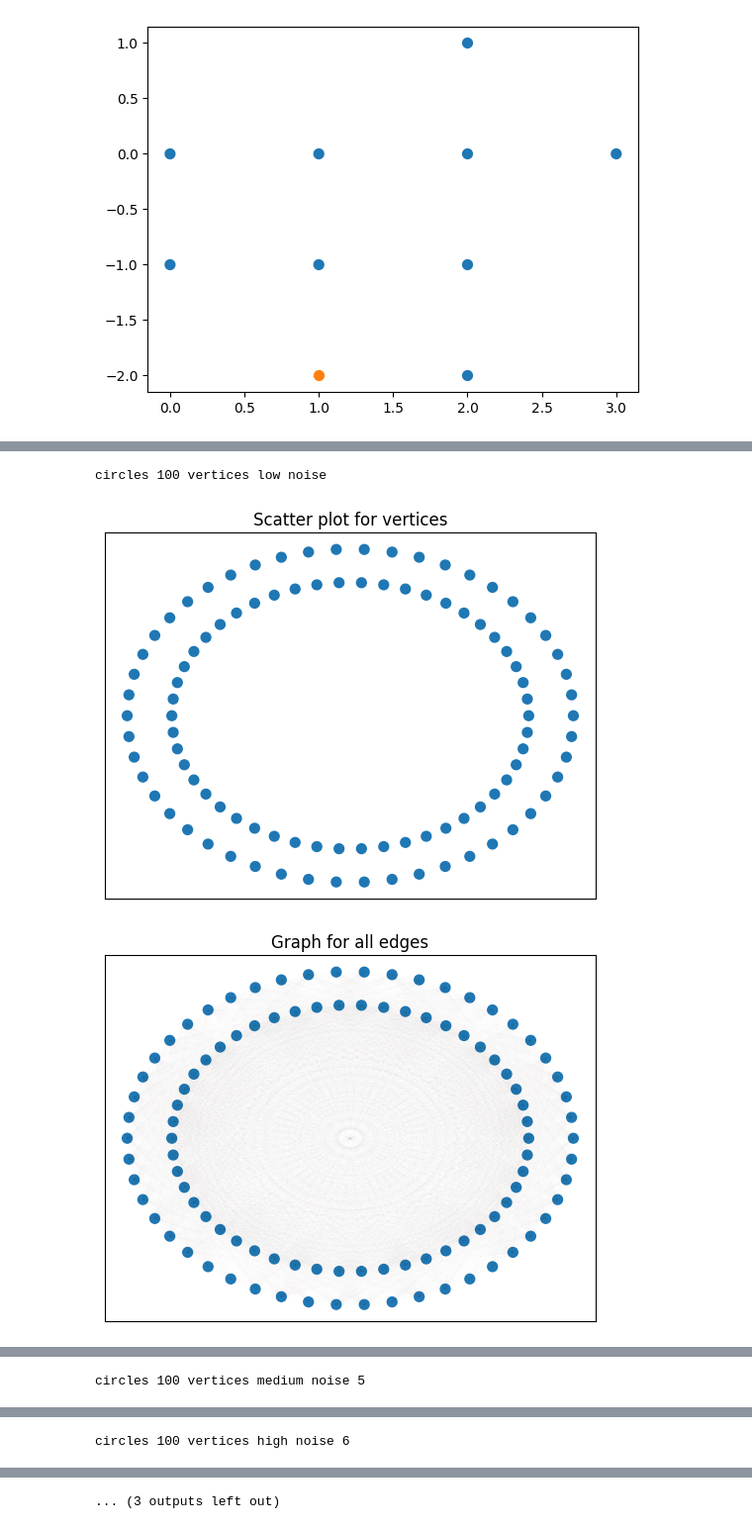
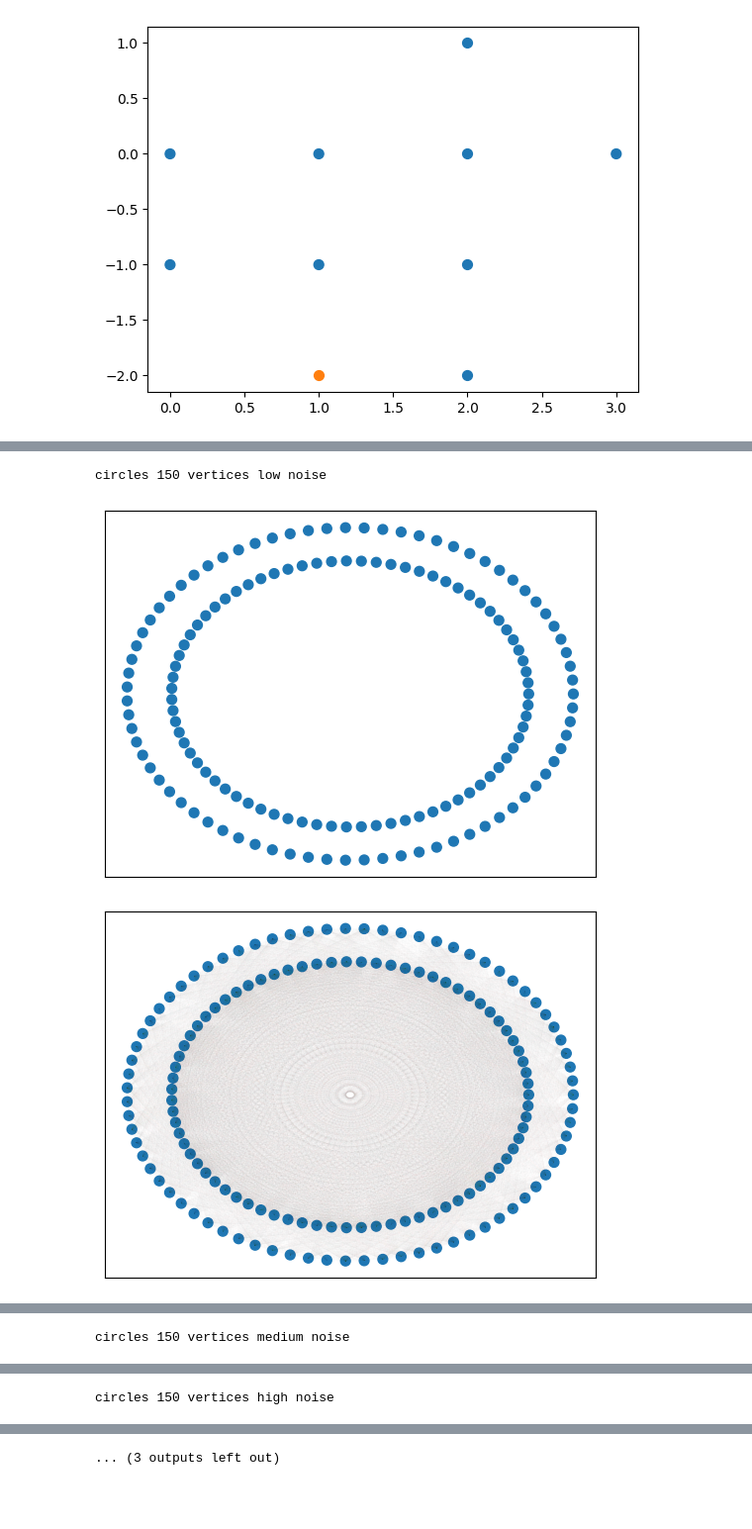
Before and after one commit to smitssjors/mpa, a Jupyter notebook: visualization.ipynb, the cells around one changed output, grey strips where cells are left out. Shown at 99% size. Saved outputs shown, nothing was run; the diff lists cells and outputs as text; code cells hidden in the pictures; blank space fills up the shorter version.

```diff
--- a/visualization.ipynb
+++ b/visualization.ipynb
@@ -1,6 +1,7 @@
 # %%
 import matplotlib.pyplot as plt
 import csv
+import os
 
 def kClusters(k: int, edges):
     clusteredEdges={
@@ -38,7 +39,7 @@ def loadData(file: str):
         for row in vreader:
             vertexData["a"].append(float(row[0]))
             vertexData["b"].append(float(row[1]))
-            vertexData["s"].append(max(float(row[2]), 50))
+            vertexData["s"].append(max(float(row[2])*20**2, 50))
 
 
     with open(f"data/{file}/e.csv") as edgeFile:
@@ -145,6 +154,8 @@ for cluster in clusterComponents:
 def visualize(dataName: str, clusters = 2):
     # Load in data
     ( vertices, edges, mst) = loadData(dataName)
+
+    os.mkdir(f"images/{dataName}")
 
     # Scatter for vertices only
     plt.scatter("a", "b", "s", data=vertices)
@@ -152,7 +163,7 @@ def visualize(dataName: str, clusters = 2):
     frame1 = plt.gca()
     frame1.axes.xaxis.set_ticks([])
     frame1.axes.yaxis.set_ticks([])
-    plt.title('Scatter plot for vertices')
+    plt.savefig(f"images/{dataName}/vertices")
     plt.show()
 
     plt.scatter("a", "b", "s", data=vertices)
@@ -164,8 +175,7 @@ def visualize(dataName: str, clusters = 2):
     frame1.axes.xaxis.set_ticks([])
     frame1.axes.yaxis.set_ticks([])
 
-    plt.title('Graph for all edges')
-
+    plt.savefig(f"images/{dataName}/allEdges")
     plt.show()
 
     plt.scatter("a", "b", "s", data=vertices)
@@ -176,7 +186,7 @@ def visualize(dataName: str, clusters = 2):
     frame1.axes.xaxis.set_ticks([])
     frame1.axes.yaxis.set_ticks([])
 
-    plt.title('Graph for MST edges')
+    plt.savefig(f"images/{dataName}/mst")
     plt.show()
 
     clustered = kClusters(clusters, mst)
@@ -189,5 +199,5 @@ def visualize(dataName: str, clusters = 2):
     frame1.axes.xaxis.set_ticks([])
     frame1.axes.yaxis.set_ticks([])
 
-    plt.title('MST Clustering')
+    plt.savefig(f"images/{dataName}/cluster")
     plt.show()
@@ -194,16 +216,13 @@ def visualize(dataName: str, clusters = 2):
 # %%
-# Circles 100 vertices Low Noise
-print ('circles 100 vertices low noise')
-visualize('circles-100-low')
+print ('circles 150 vertices low noise')
+visualize('circles-150-low', 2)
 
-# Circles 100 vertices Medium Noise
-print ('circles 100 vertices medium noise')
-visualize('circles-100-medium', 5)
+print ('circles 150 vertices medium noise')
+visualize('circles-150-medium', 6)
 
-# Circles 100 vertices High Noise
-print ('circles 100 vertices high noise')
-visualize('circles-100-high', 6)
+print ('circles 150 vertices high noise')
+visualize('circles-150-high', 10)
 # %% [output]
-circles 100 vertices low noise
+circles 150 vertices low noise
-[figure, old version]
+[figure, new version]
-[figure, old version]
+[figure, new version]
@@ -212 +231 @@ circles 100 vertices low noise
-circles 100 vertices medium noise 5
+circles 150 vertices medium noise
@@ -217 +236 @@ circles 100 vertices medium noise 5
-circles 100 vertices high noise 6
+circles 150 vertices high noise
```
Also changed, not shown: parts of 5 cells of this notebook.
